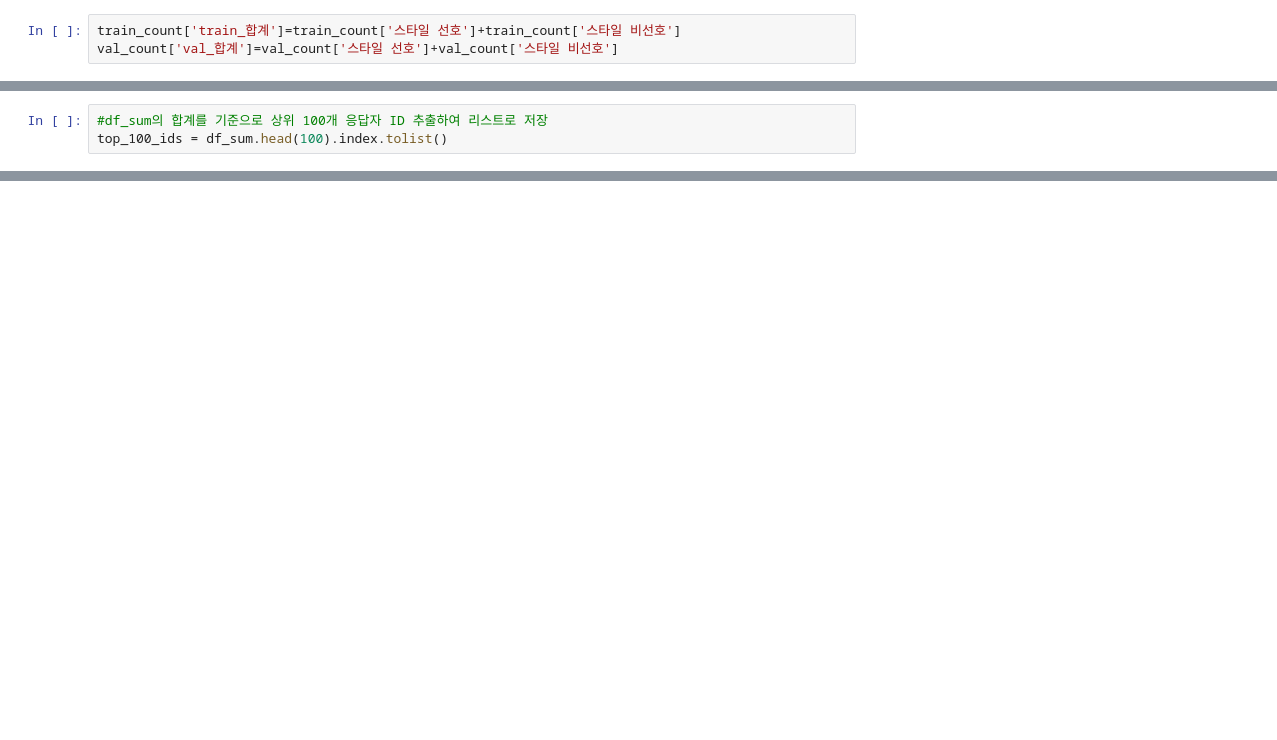
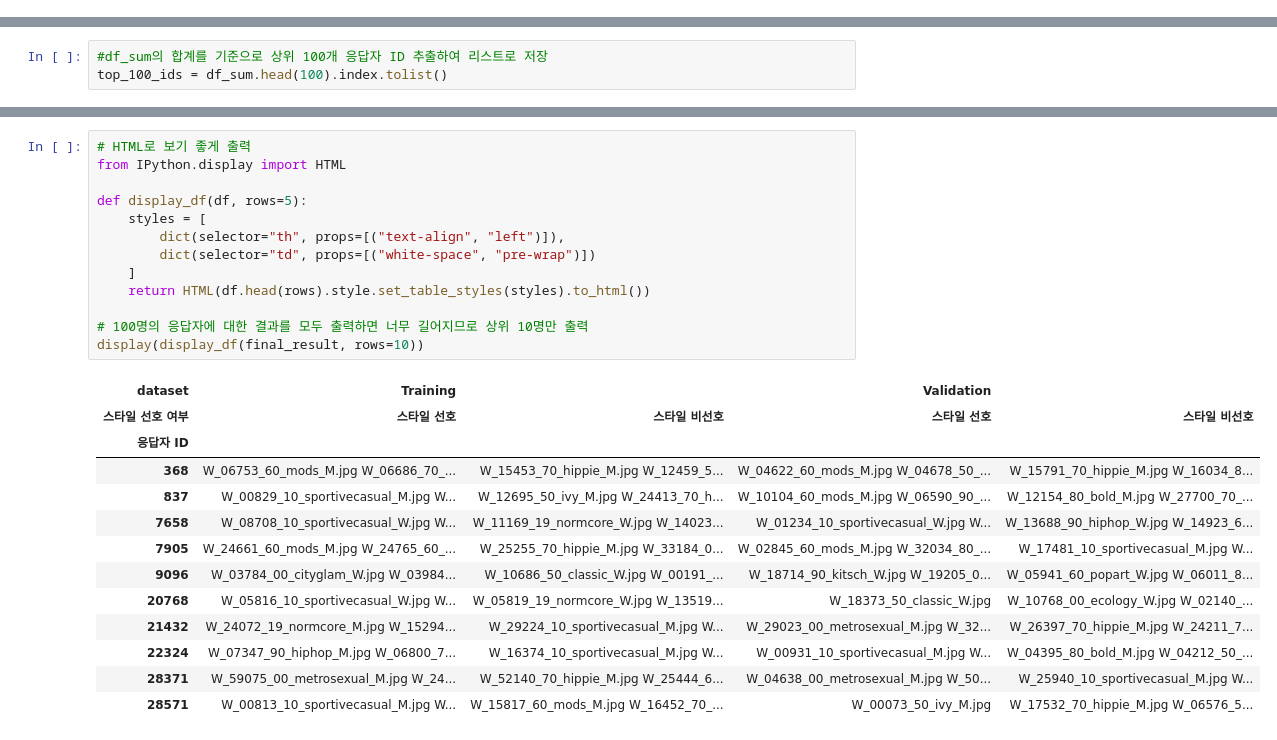
Before and after one commit to editdiary/DCC, a Jupyter notebook: Mission2/mission2-2.ipynb, the cells around one changed output, grey strips where cells are left out. Cells and saved outputs as stored; diff of their text form; blank space fills up the shorter version.

```diff
--- a/Mission2/mission2-2.ipynb
+++ b/Mission2/mission2-2.ipynb
@@ -125,3 +96,0 @@ val_count = df_val.groupby('응답자 ID').count()
-# %%
-train_count['train_합계']=train_count['스타일 선호']+train_count['스타일 비선호']
-val_count['val_합계']=val_count['스타일 선호']+val_count['스타일 비선호']
@@ -175,0 +210,27 @@ df_top_100 = df_all.loc[top_100_ids].sort_values(by='응답자 ID', ascending=Fa
+# %%
+# HTML로 보기 좋게 출력
+from IPython.display import HTML
+
+def display_df(df, rows=5):
+    styles = [
+        dict(selector="th", props=[("text-align", "left")]),
+        dict(selector="td", props=[("white-space", "pre-wrap")])
+    ]
+    return HTML(df.head(rows).style.set_table_styles(styles).to_html())
+
+# 100명의 응답자에 대한 결과를 모두 출력하면 너무 길어지므로 상위 10명만 출력
+display(display_df(final_result, rows=10))
+# %% [output]
+| dataset | Training |  | Validation |  |
+| 스타일 선호 여부 | 스타일 선호 | 스타일 비선호 | 스타일 선호 | 스타일 비선호 |
+| 응답자 ID |  |  |  |  |
+| 368 | W_06753_60_mods_M.jpg W_06686_70_... | W_15453_70_hippie_M.jpg W_12459_5... | W_04622_60_mods_M.jpg W_04678_50_... | W_15791_70_hippie_M.jpg W_16034_8... |
+| 837 | W_00829_10_sportivecasual_M.jpg W... | W_12695_50_ivy_M.jpg W_24413_70_h... | W_10104_60_mods_M.jpg W_06590_90_... | W_12154_80_bold_M.jpg W_27700_70_... |
+| 7658 | W_08708_10_sportivecasual_W.jpg W... | W_11169_19_normcore_W.jpg W_14023... | W_01234_10_sportivecasual_W.jpg W... | W_13688_90_hiphop_W.jpg W_14923_6... |
+| 7905 | W_24661_60_mods_M.jpg W_24765_60_... | W_25255_70_hippie_M.jpg W_33184_0... | W_02845_60_mods_M.jpg W_32034_80_... | W_17481_10_sportivecasual_M.jpg W... |
+| 9096 | W_03784_00_cityglam_W.jpg W_03984... | W_10686_50_classic_W.jpg W_00191_... | W_18714_90_kitsch_W.jpg W_19205_0... | W_05941_60_popart_W.jpg W_06011_8... |
+| 20768 | W_05816_10_sportivecasual_W.jpg W... | W_05819_19_normcore_W.jpg W_13519... | W_18373_50_classic_W.jpg | W_10768_00_ecology_W.jpg W_02140_... |
+| 21432 | W_24072_19_normcore_M.jpg W_15294... | W_29224_10_sportivecasual_M.jpg W... | W_29023_00_metrosexual_M.jpg W_32... | W_26397_70_hippie_M.jpg W_24211_7... |
+| 22324 | W_07347_90_hiphop_M.jpg W_06800_7... | W_16374_10_sportivecasual_M.jpg W... | W_00931_10_sportivecasual_M.jpg W... | W_04395_80_bold_M.jpg W_04212_50_... |
+| 28371 | W_59075_00_metrosexual_M.jpg W_24... | W_52140_70_hippie_M.jpg W_25444_6... | W_04638_00_metrosexual_M.jpg W_50... | W_25940_10_sportivecasual_M.jpg W... |
+| 28571 | W_00813_10_sportivecasual_M.jpg W... | W_15817_60_mods_M.jpg W_16452_70_... | W_00073_50_ivy_M.jpg | W_17532_70_hippie_M.jpg W_06576_5... |
```
Also changed, not shown: parts of 24 cells of this notebook, 3 other files.
